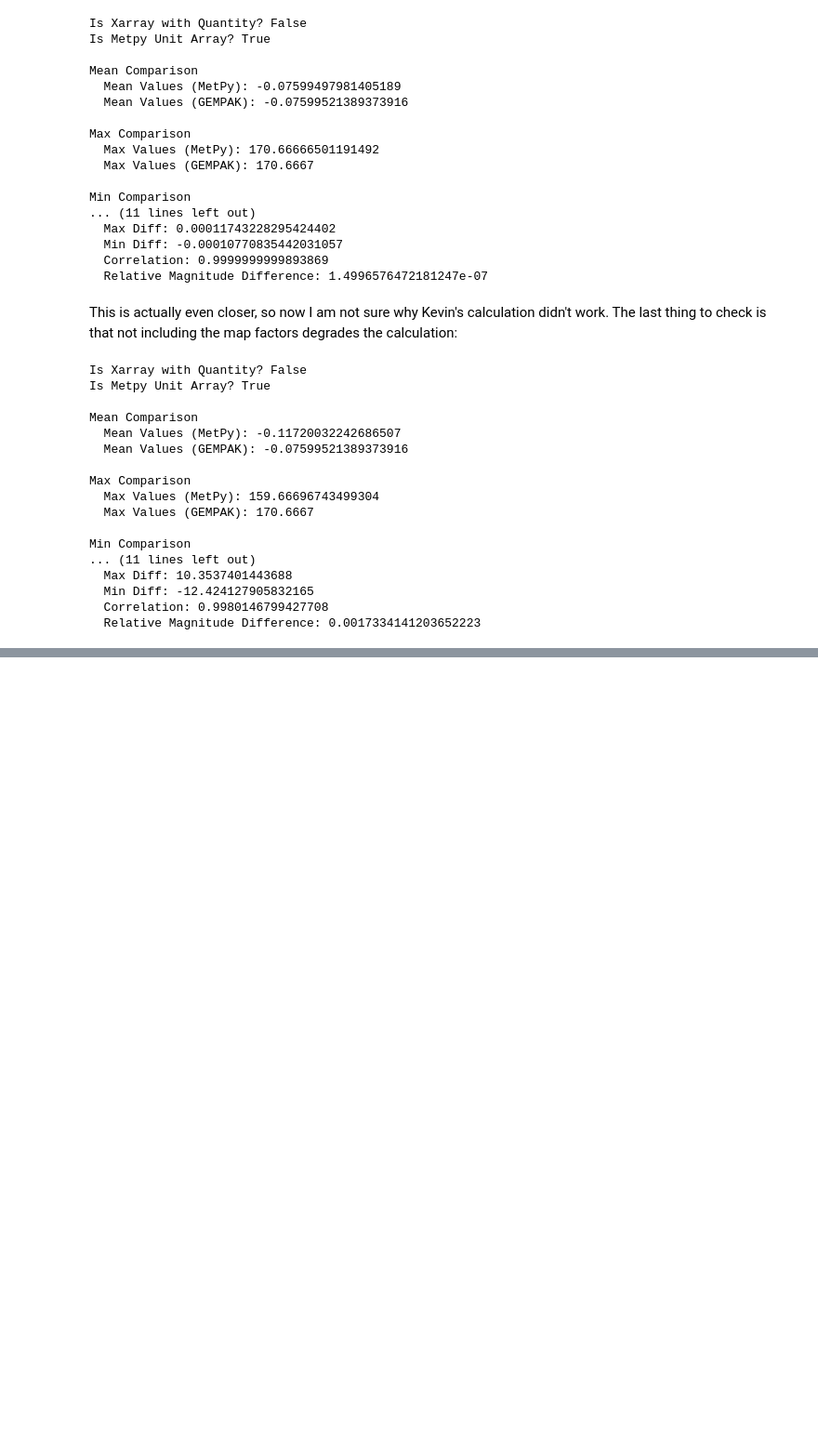
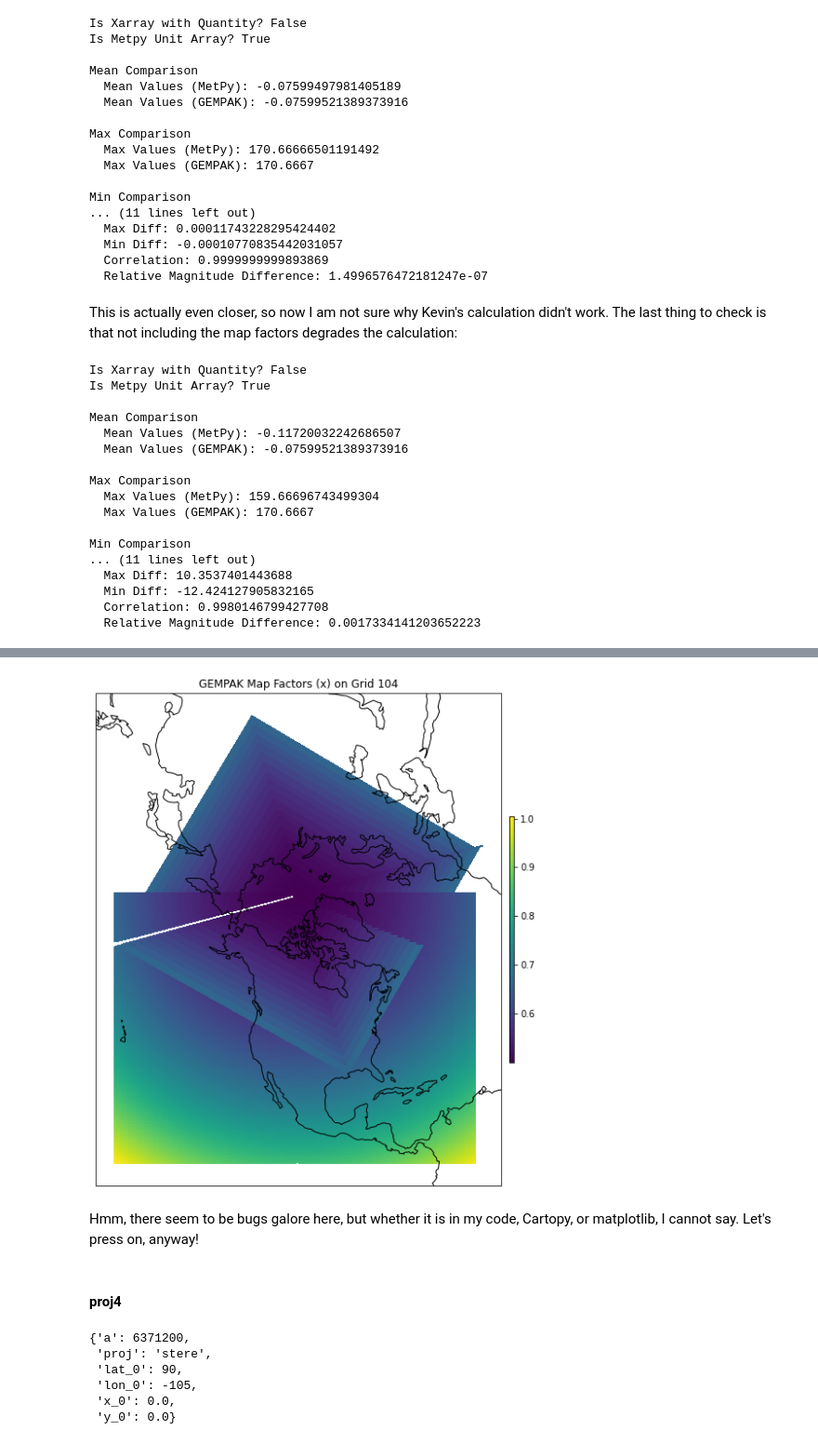
Before and after one commit to sgdecker/testing, a Jupyter notebook: MapProjectionExploration.ipynb, the cells around one changed output, grey strips where cells are left out. Shown at 93% size. Saved outputs shown, nothing was run; the diff lists cells and outputs as text; code cells hidden in the pictures; blank space fills up the shorter version.

Commit message:
Expand notebook to include a polar stereographic case

```diff
--- a/MapProjectionExploration.ipynb
+++ b/MapProjectionExploration.ipynb
@@ -447,0 +474,3 @@ This calculation is indeed degraded. So the mystery of Grid 218 (LCC) is solved,
+# %%
+grid104 = ccrs.NorthPolarStereo(globe=earth_sphere, central_longitude=-105)
+grid104
@@ -447,0 +548,24 @@ This calculation is indeed degraded. So the mystery of Grid 218 (LCC) is solved,
+# %%
+fig, ax = plt.subplots(figsize=(15,10),
+                       subplot_kw={"projection": grid104})
+cf = ax.pcolormesh(lon_gem, lat_gem, msfx_gem, shading='auto',
+                   transform=ccrs.PlateCarree())
+plt.colorbar(cf, orientation='vertical', pad=.01, aspect=50, shrink=.5)
+ax.coastlines()
+plt.title('GEMPAK Map Factors (x) on Grid 104')
+plt.show()
+# %% [output]
+[figure, added]
+# %% [markdown]
+Hmm, there seem to be bugs galore here, but whether it is in my code, Cartopy, or matplotlib, I cannot say. Let's press on, anyway!
+# %% [markdown]
+#### proj4
+# %%
+grid104.proj4_params
+# %% [output]
+{'a': 6371200,
+ 'proj': 'stere',
+ 'lat_0': 90,
+ 'lon_0': -105,
+ 'x_0': 0.0,
+ 'y_0': 0.0}
```
Also changed, not shown: parts of 39 cells of this notebook.
